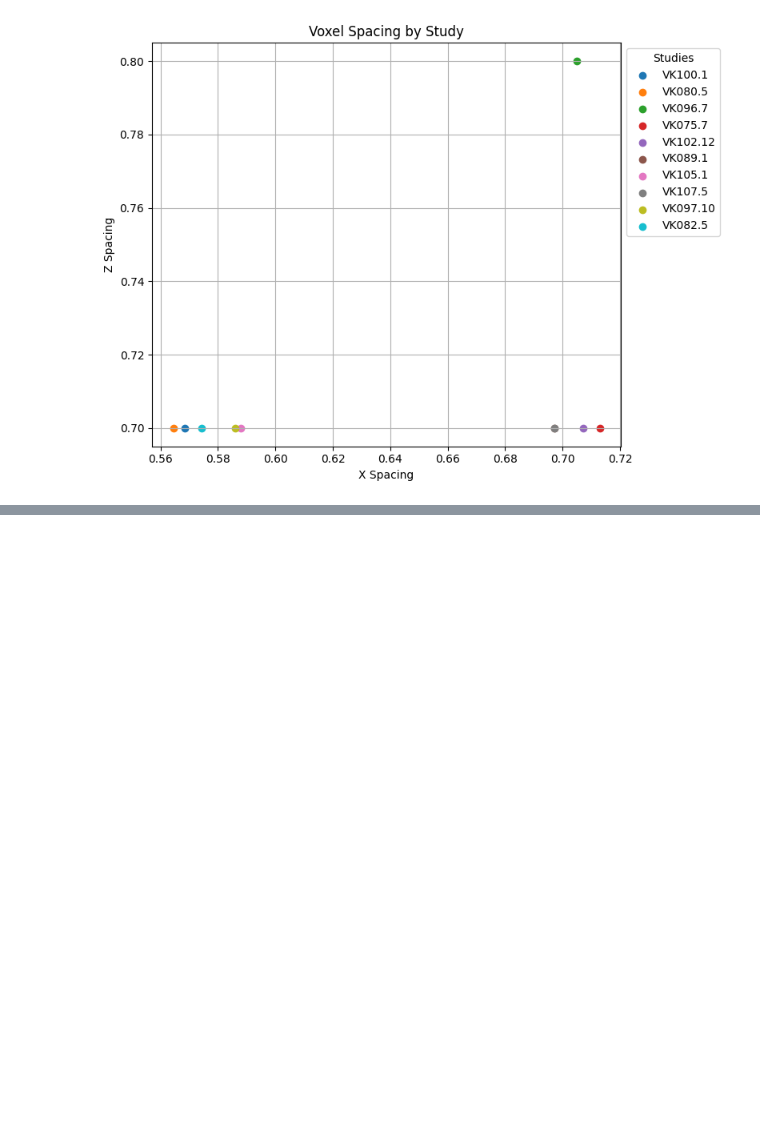
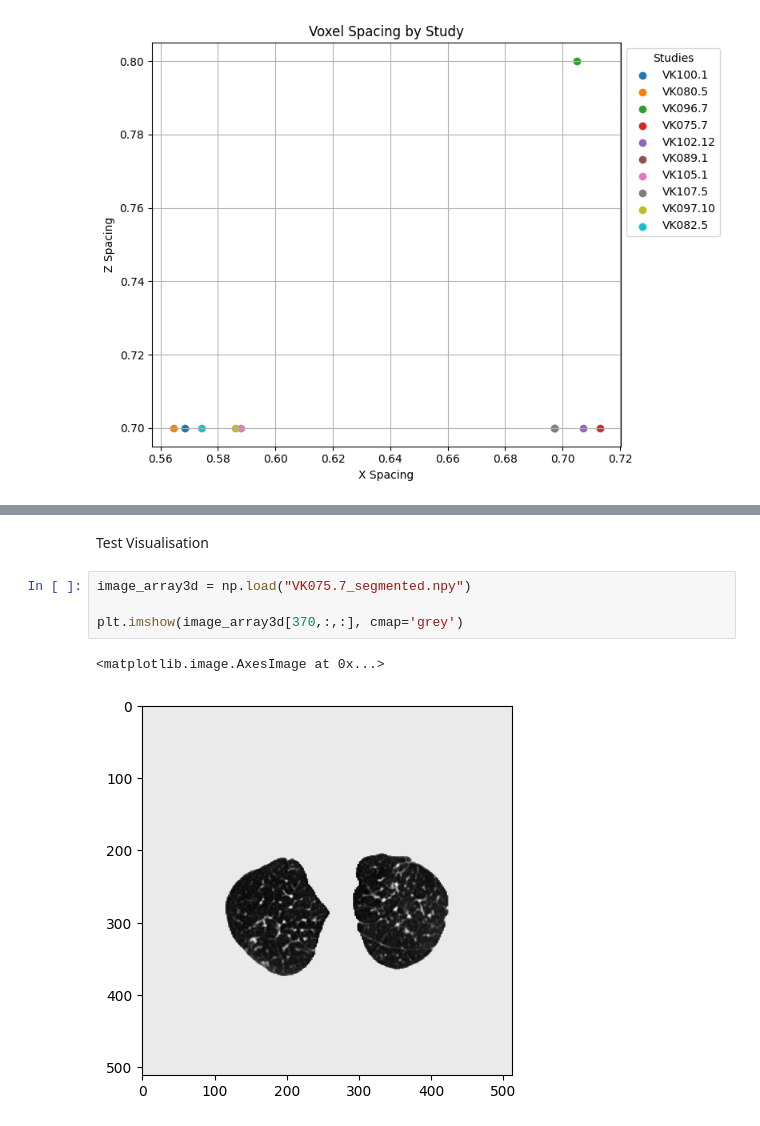
Before and after one commit to dhruvg97/BromptonML, a Jupyter notebook: Sarcoid_Test_2.ipynb, the cells around one changed output, grey strips where cells are left out. Cells and saved outputs as stored; diff of their text form; blank space fills up the shorter version.

```diff
--- a/Sarcoid_Test_2.ipynb
+++ b/Sarcoid_Test_2.ipynb
@@ -169,0 +217,9 @@ plt.show()
+# %% [markdown]
+Test Visualisation
+# %%
+image_array3d = np.load("VK075.7_segmented.npy")
+
+plt.imshow(image_array3d[370,:,:], cmap='grey')
+# %% [output]
+<matplotlib.image.AxesImage at 0x...>
+[figure, added]
```
Also changed, not shown: parts of 19 cells of this notebook.
